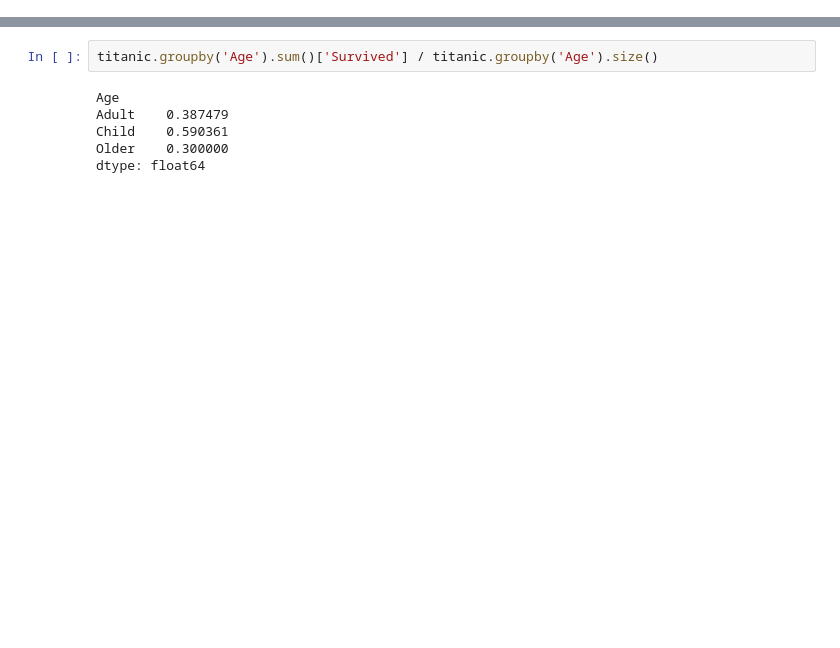
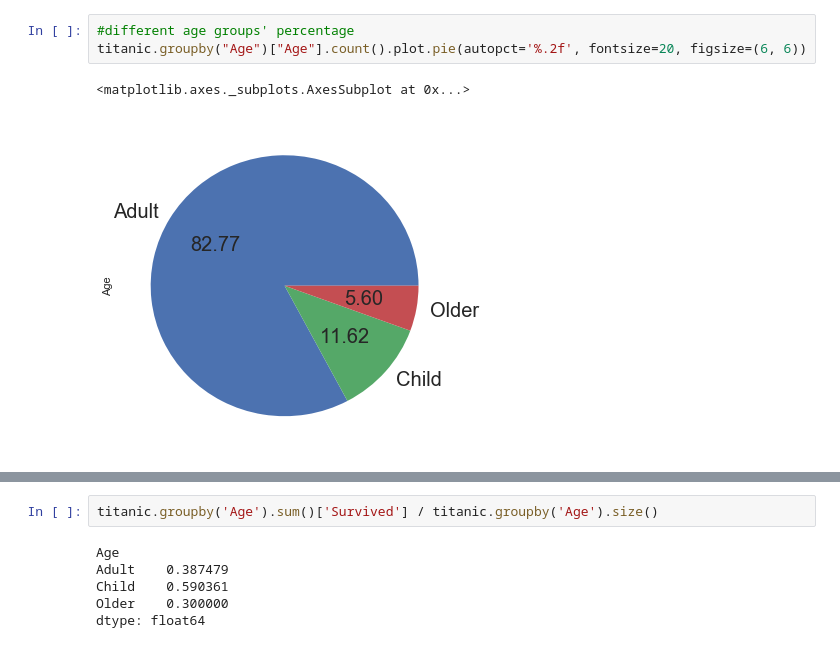
Before and after one commit to wowzero/titanic-data-analysis, a Jupyter notebook: Titanic.ipynb, the cells around one changed output, grey strips where cells are left out. Drawn from its saved outputs; the diff is of its cells as text; blank space fills up the shorter version.

```diff
--- a/Titanic.ipynb
+++ b/Titanic.ipynb
@@ -107,3 +155,9 @@ titanic.head()
 | 2 | 3 | 1 | 3 | Heikkinen, Miss. Laina | female | Adult | 0 | 0 | STON/O2. 3101282 | 7.9250 | ... |
 | 3 | 4 | 1 | 1 | Futrelle, Mrs. Jacques Heath (Lil... | female | Adult | 1 | 0 | 113803 | 53.1000 | ... |
 | 4 | 5 | 0 | 3 | Allen, Mr. William Henry | male | Adult | 0 | 0 | 373450 | 8.0500 | ... |
+# %%
+#different age groups' percentage
+titanic.groupby("Age")["Age"].count().plot.pie(autopct='%.2f', fontsize=20, figsize=(6, 6))
+# %% [output]
+<matplotlib.axes._subplots.AxesSubplot at 0x...>
+[figure, added]
```
Also changed, not shown: parts of 43 cells of this notebook.
